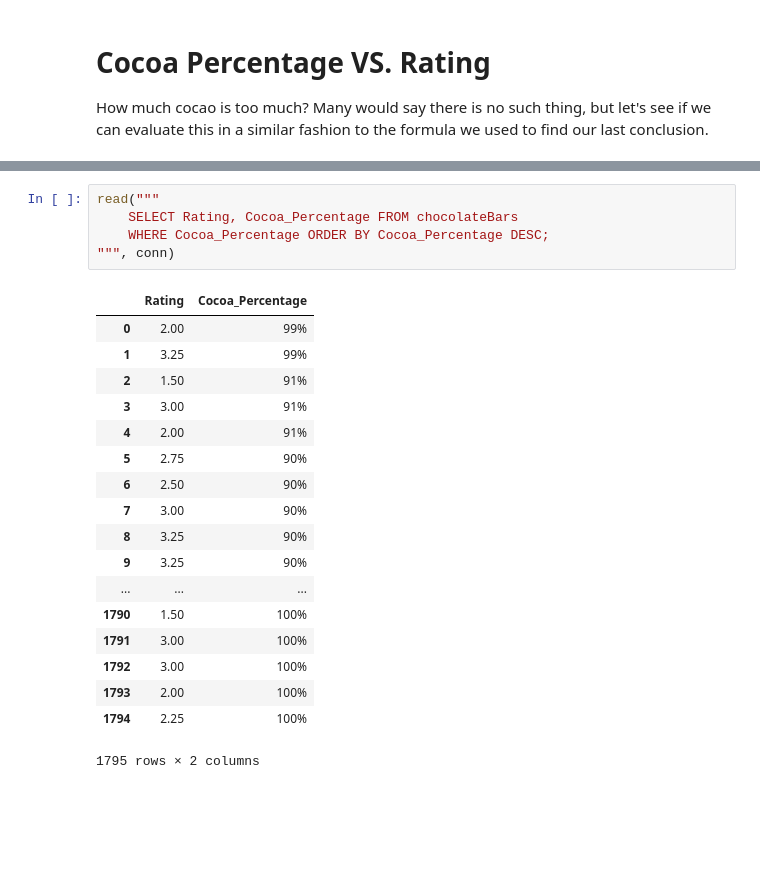
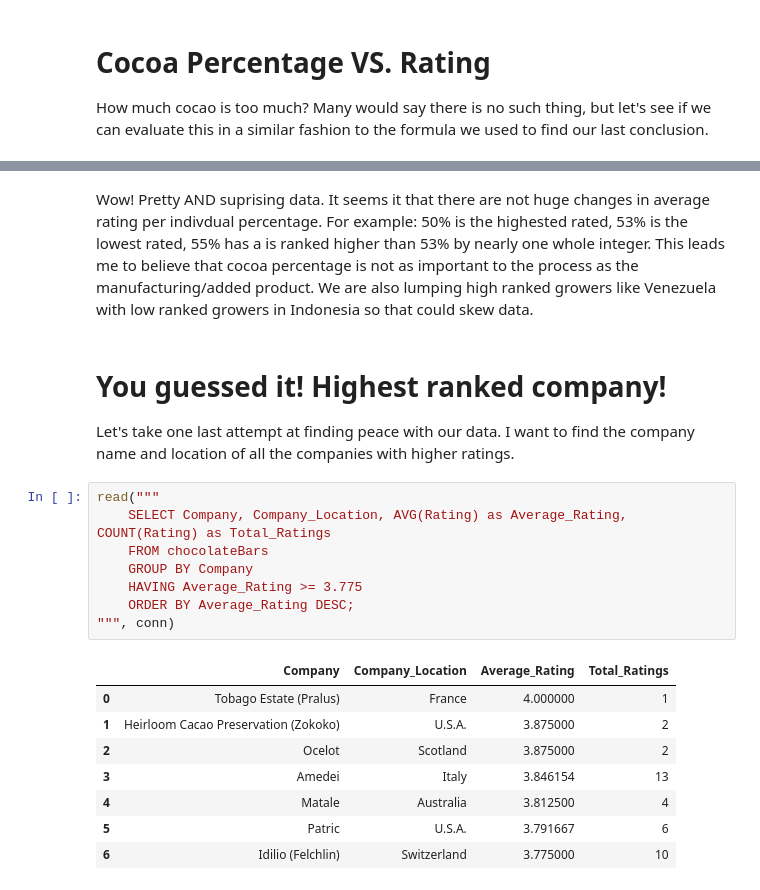
Before and after one commit to a-hawley/Chocolate-Bar-Analysis, a Jupyter notebook: Chocolate Bars.ipynb, the cells around one changed output, grey strips where cells are left out. Drawn from its saved outputs; the diff is of its cells as text; blank space fills up the shorter version.

Commit message:
Finished Notebook
Uploaded last copy of Notebook.

```diff
--- a/Chocolate Bars.ipynb
+++ b/Chocolate Bars.ipynb
@@ -99,24 +117,26 @@ How much cocao is too much?  Many would say there is no such thing, but let's se
+# %% [markdown]
+Wow!  Pretty AND suprising data.  It seems it that there are not huge changes in average rating per indivdual percentage.  For example: 50% is the highested rated,
+         53% is the lowest rated,
+         55% has a is ranked higher than 53% by nearly one whole integer.
+This leads me to believe that cocoa percentage is not as important to the process as the manufacturing/added product.  We are also lumping high ranked growers like Venezuela with low ranked growers in Indonesia so that could skew data.
+# %% [markdown]
+# You guessed it!  Highest ranked company!
+
+Let's take one last attempt at finding peace with our data.  I want to find the company name and location of all the companies with higher ratings.
 # %%
 read("""
-    SELECT Rating, Cocoa_Percentage FROM chocolateBars
-    WHERE Cocoa_Percentage ORDER BY Cocoa_Percentage DESC;
+    SELECT Company, Company_Location, AVG(Rating) as Average_Rating, COUNT(Rating) as Total_Ratings
+    FROM chocolateBars
+    GROUP BY Company
+    HAVING Average_Rating >= 3.775
+    ORDER BY Average_Rating DESC;
 """, conn)
 # %% [output]
-|  | Rating | Cocoa_Percentage |
-| 0 | 2.00 | 99% |
-| 1 | 3.25 | 99% |
-| 2 | 1.50 | 91% |
-| 3 | 3.00 | 91% |
-| 4 | 2.00 | 91% |
-| 5 | 2.75 | 90% |
-| 6 | 2.50 | 90% |
-| 7 | 3.00 | 90% |
-| 8 | 3.25 | 90% |
-| 9 | 3.25 | 90% |
-| ... | ... | ... |
-| 1790 | 1.50 | 100% |
-| 1791 | 3.00 | 100% |
-| 1792 | 3.00 | 100% |
-| 1793 | 2.00 | 100% |
-| 1794 | 2.25 | 100% |
+|  | Company | Company_Location | Average_Rating | Total_Ratings |
+| 0 | Tobago Estate (Pralus) | France | 4.000000 | 1 |
+| 1 | Heirloom Cacao Preservation (Zokoko) | U.S.A. | 3.875000 | 2 |
+| 2 | Ocelot | Scotland | 3.875000 | 2 |
+| 3 | Amedei | Italy | 3.846154 | 13 |
+| 4 | Matale | Australia | 3.812500 | 4 |
+| 5 | Patric | U.S.A. | 3.791667 | 6 |
+| 6 | Idilio (Felchlin) | Switzerland | 3.775000 | 10 |
-1795 rows × 2 columns
```
Also changed, not shown: parts of 9 cells of this notebook.
